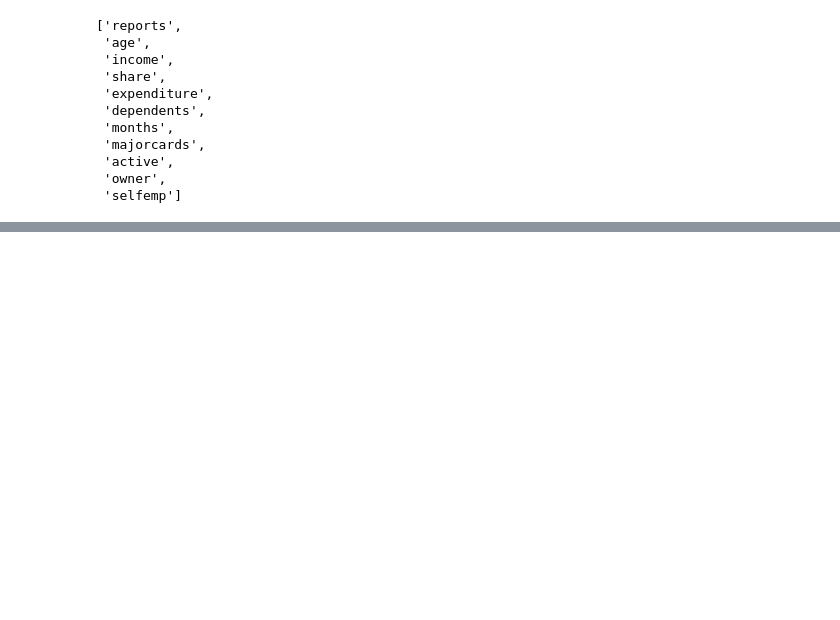
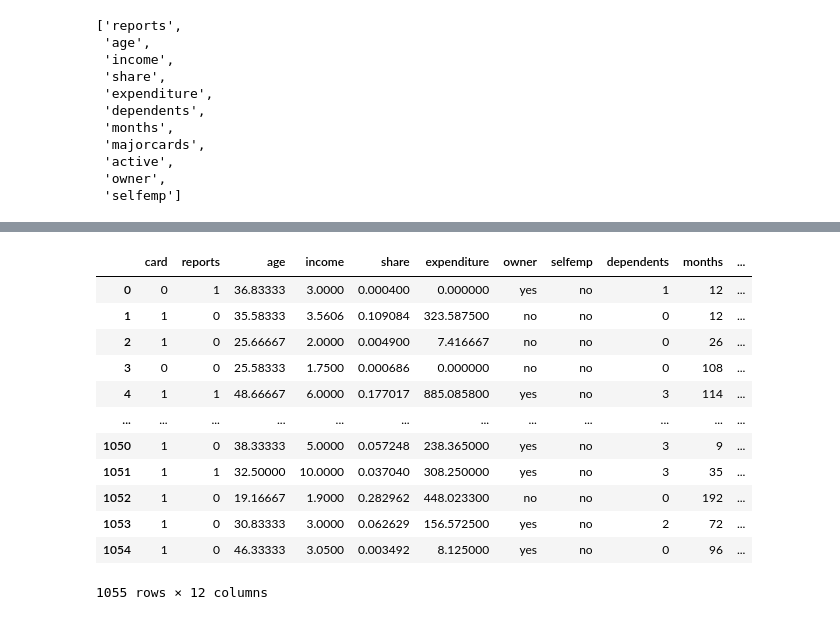
Before and after one commit to bhasarma/mlcoursezoom-camp, a Jupyter notebook: homework/HW04/homework_04.ipynb, the cells around one changed output, grey strips where cells are left out. Saved outputs shown, nothing was run; the diff lists cells and outputs as text; code cells hidden in the pictures; blank space fills up the shorter version.

```diff
--- a/homework/HW04/homework_04.ipynb
+++ b/homework/HW04/homework_04.ipynb
@@ -488,0 +497,16 @@ How large is standard devidation of the AUC scores across different folds?
+# %%
+df_full_train
+# %% [output]
+|  | card | reports | age | income | share | expenditure | owner | selfemp | dependents | months | ... |
+| 0 | 0 | 1 | 36.83333 | 3.0000 | 0.000400 | 0.000000 | yes | no | 1 | 12 | ... |
+| 1 | 1 | 0 | 35.58333 | 3.5606 | 0.109084 | 323.587500 | no | no | 0 | 12 | ... |
+| 2 | 1 | 0 | 25.66667 | 2.0000 | 0.004900 | 7.416667 | no | no | 0 | 26 | ... |
+| 3 | 0 | 0 | 25.58333 | 1.7500 | 0.000686 | 0.000000 | no | no | 0 | 108 | ... |
+| 4 | 1 | 1 | 48.66667 | 6.0000 | 0.177017 | 885.085800 | yes | no | 3 | 114 | ... |
+| ... | ... | ... | ... | ... | ... | ... | ... | ... | ... | ... | ... |
+| 1050 | 1 | 0 | 38.33333 | 5.0000 | 0.057248 | 238.365000 | yes | no | 3 | 9 | ... |
+| 1051 | 1 | 1 | 32.50000 | 10.0000 | 0.037040 | 308.250000 | yes | no | 3 | 35 | ... |
+| 1052 | 1 | 0 | 19.16667 | 1.9000 | 0.282962 | 448.023300 | no | no | 0 | 192 | ... |
+| 1053 | 1 | 0 | 30.83333 | 3.0000 | 0.062629 | 156.572500 | yes | no | 2 | 72 | ... |
+| 1054 | 1 | 0 | 46.33333 | 3.0500 | 0.003492 | 8.125000 | yes | no | 0 | 96 | ... |
+1055 rows × 12 columns
```
Also changed, not shown: parts of 71 cells of this notebook.
